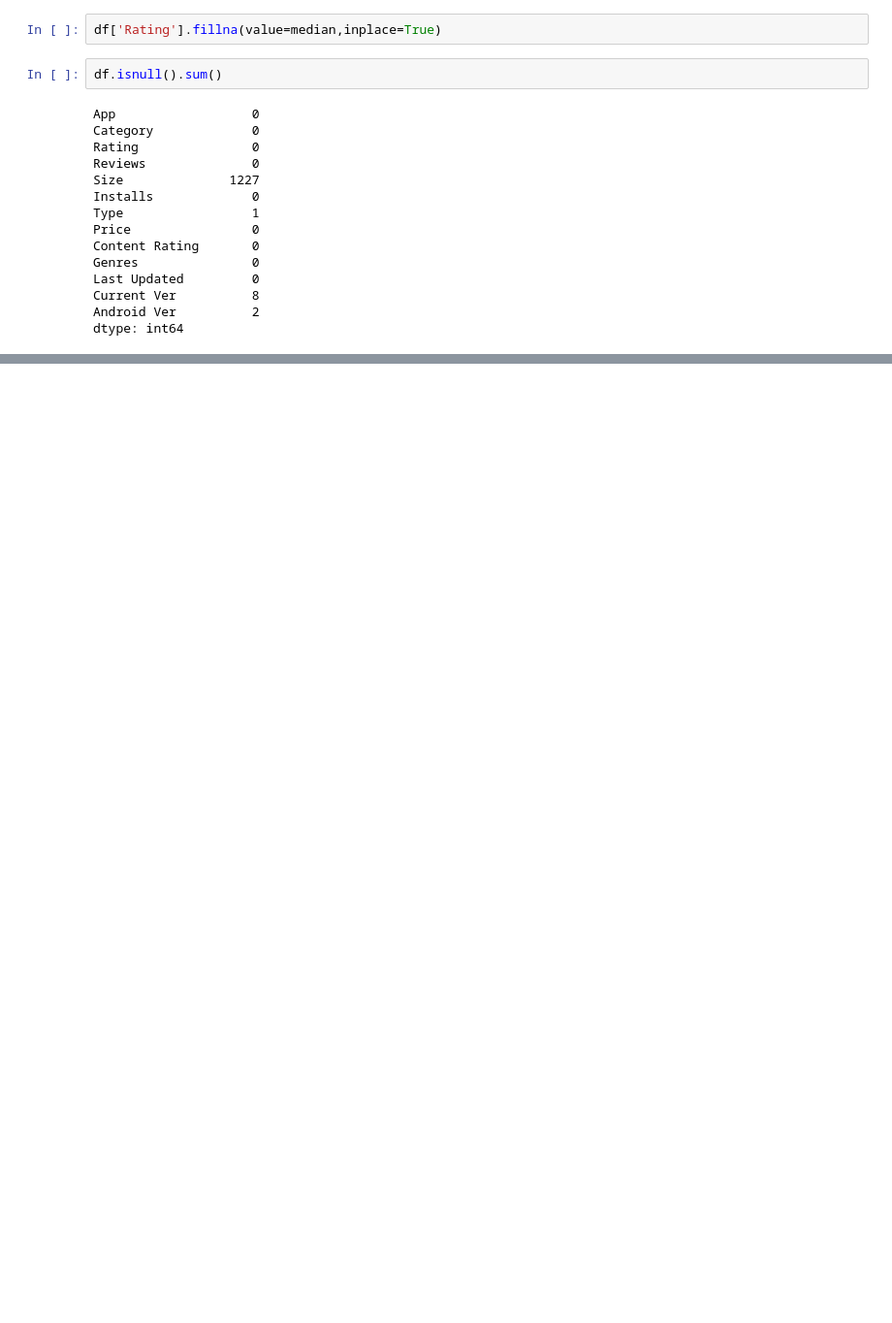
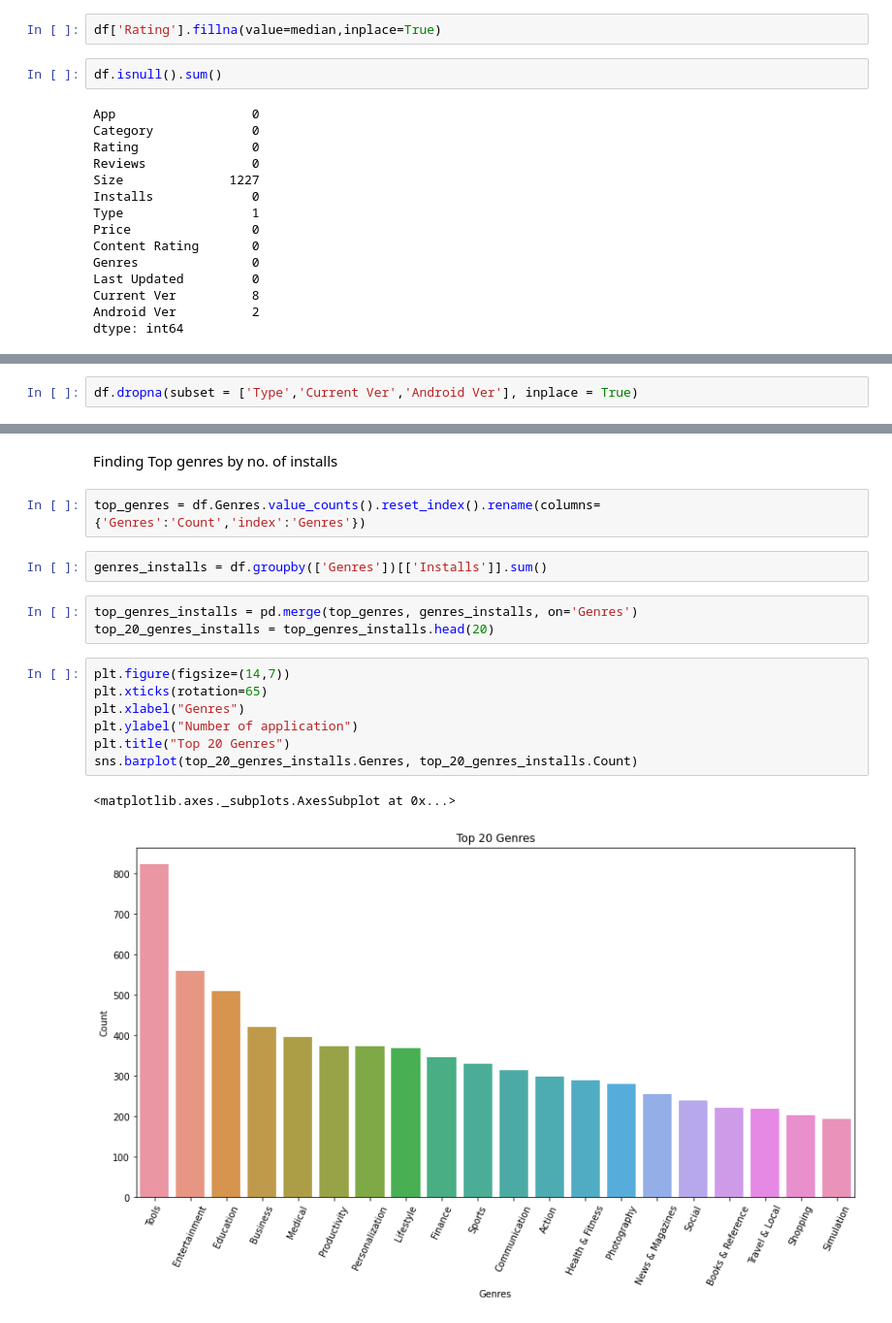
Before and after one commit to Koti-RK/Playstore-App-Review-Analysis, a Jupyter notebook: PlayStore_App_Review_Analysis_Capstone_Project.ipynb, the cells around one changed output, grey strips where cells are left out. Shown at 97% size. Saved outputs shown, nothing was run; the diff lists cells and outputs as text; blank space fills up the shorter version.

```diff
--- a/PlayStore_App_Review_Analysis_Capstone_Project.ipynb
+++ b/PlayStore_App_Review_Analysis_Capstone_Project.ipynb
@@ -332,0 +337,2 @@ dtype: int64
+# %%
+df.dropna(subset = ['Type','Current Ver','Android Ver'], inplace = True)
@@ -332,0 +371,19 @@ dtype: int64
+# %% [markdown]
+Finding Top genres by no. of installs
+# %%
+top_genres = df.Genres.value_counts().reset_index().rename(columns={'Genres':'Count','index':'Genres'})
+# %%
+genres_installs = df.groupby(['Genres'])[['Installs']].sum()
+# %%
+top_genres_installs = pd.merge(top_genres, genres_installs, on='Genres')
+top_20_genres_installs = top_genres_installs.head(20)
+# %%
+plt.figure(figsize=(14,7))
+plt.xticks(rotation=65)
+plt.xlabel("Genres")
+plt.ylabel("Number of application")
+plt.title("Top 20 Genres")
+sns.barplot(top_20_genres_installs.Genres, top_20_genres_installs.Count)
+# %% [output]
+<matplotlib.axes._subplots.AxesSubplot at 0x...>
+[figure, added]
```
Also changed, not shown: parts of 11 cells of this notebook.
